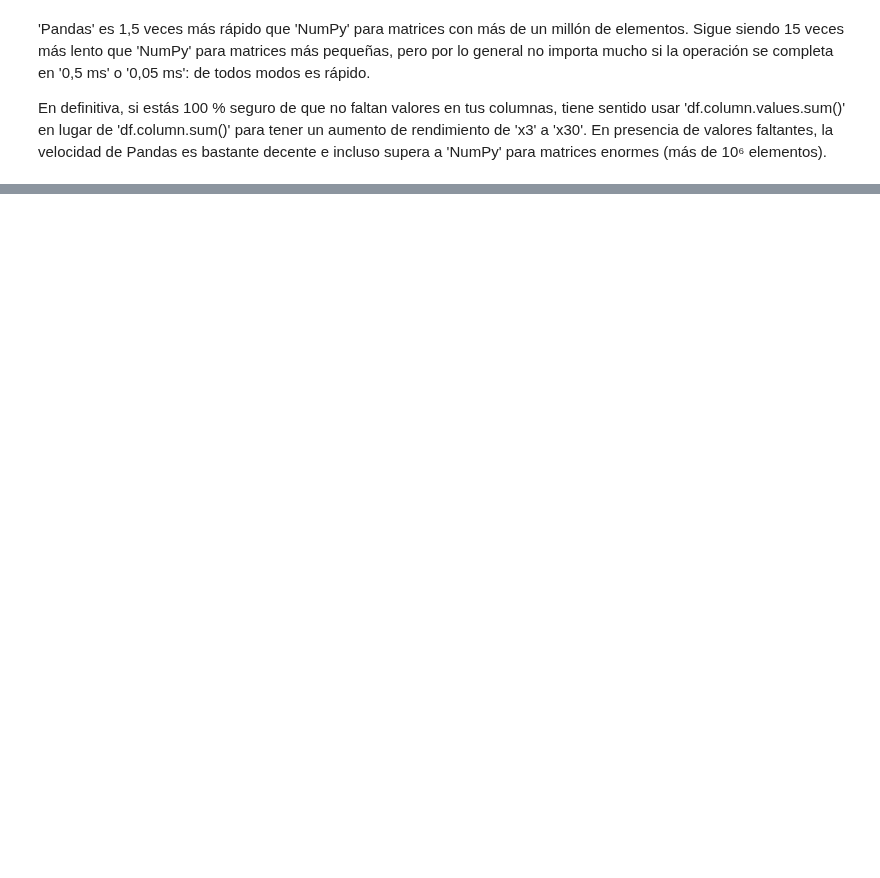
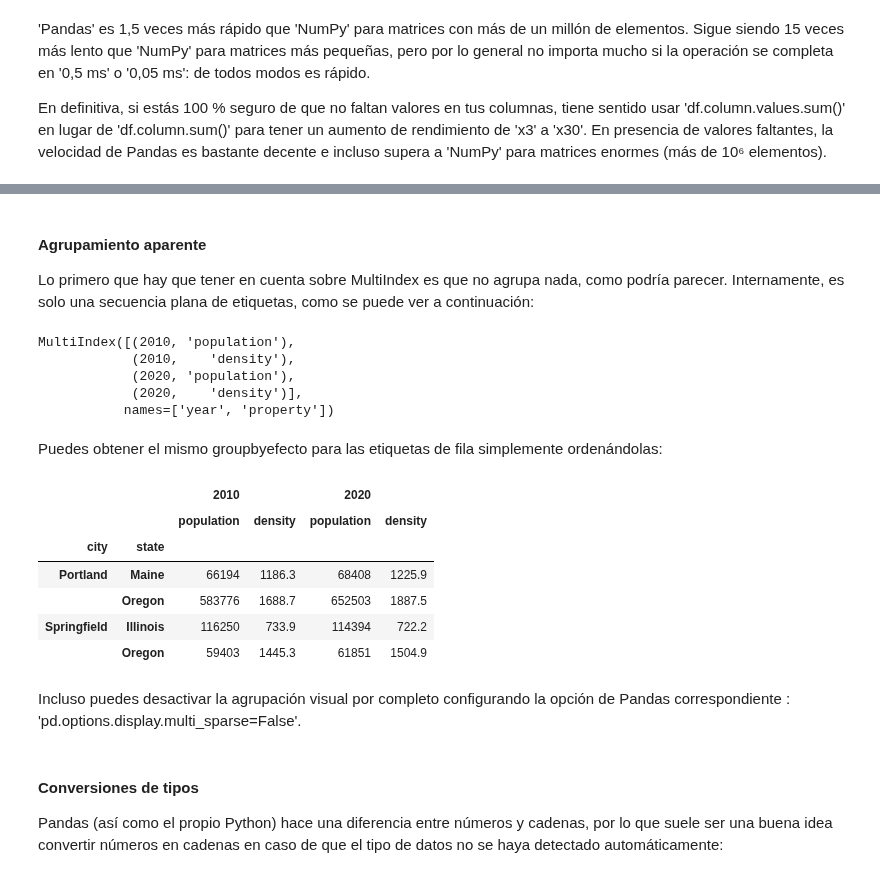
Before and after one commit to mizos0512/RPython, a Jupyter notebook: Notebooks/articulo_2.ipynb, the cells around one changed output, grey strips where cells are left out. Cells and saved outputs as stored; diff of their text form; code cells hidden in the pictures; blank space fills up the shorter version.

```diff
--- a/Notebooks/articulo_2.ipynb
+++ b/Notebooks/articulo_2.ipynb
@@ -966,0 +1458,18 @@ Primero, puedes especificar la columna a agrupar usando solo un nombre, como se
+# %%
+df1= pd.read_csv("Archivos/stats2010.csv", index_col=('city','state'))
+df2= pd.read_csv("Archivos/stats2020.csv", index_col=('city','state'))
+
+print(df1)
+print()
+print(df2)
+print()
+
+df3= pd.concat([df1,df2], axis= 1, keys= [2010, 2020])
+
+print(df3)
+
+print()
+
+df4= df3.rename_axis(['year','property'], axis= 1)
+
+print(df4)
@@ -966,0 +1494,30 @@ Primero, puedes especificar la columna a agrupar usando solo un nombre, como se
+# %% [markdown]
+#### Agrupamiento aparente
+
+Lo primero que hay que tener en cuenta sobre MultiIndex es que no agrupa nada, como podría parecer. Internamente, es solo una secuencia plana de etiquetas, como se puede ver a continuación:
+# %%
+df4.columns
+# %% [output]
+MultiIndex([(2010, 'population'),
+            (2010,    'density'),
+            (2020, 'population'),
+            (2020,    'density')],
+           names=['year', 'property'])
+# %% [markdown]
+Puedes obtener el mismo groupbyefecto para las etiquetas de fila simplemente ordenándolas:
+# %%
+df3.sort_index()
+# %% [output]
+|  |  | 2010 |  | 2020 |  |
+|  |  | population | density | population | density |
+| city | state |  |  |  |  |
+| Portland | Maine | 66194 | 1186.3 | 68408 | 1225.9 |
+|  | Oregon | 583776 | 1688.7 | 652503 | 1887.5 |
+| Springfield | Illinois | 116250 | 733.9 | 114394 | 722.2 |
+|  | Oregon | 59403 | 1445.3 | 61851 | 1504.9 |
+# %% [markdown]
+Incluso puedes desactivar la agrupación visual por completo configurando la opción de Pandas correspondiente : 'pd.options.display.multi_sparse=False'.
+# %% [markdown]
+#### Conversiones de tipos
+
+Pandas (así como el propio Python) hace una diferencia entre números y cadenas, por lo que suele ser una buena idea convertir números en cadenas en caso de que el tipo de datos no se haya detectado automáticamente:
```
Also changed, not shown: parts of 16 cells of this notebook, 23 other files.
